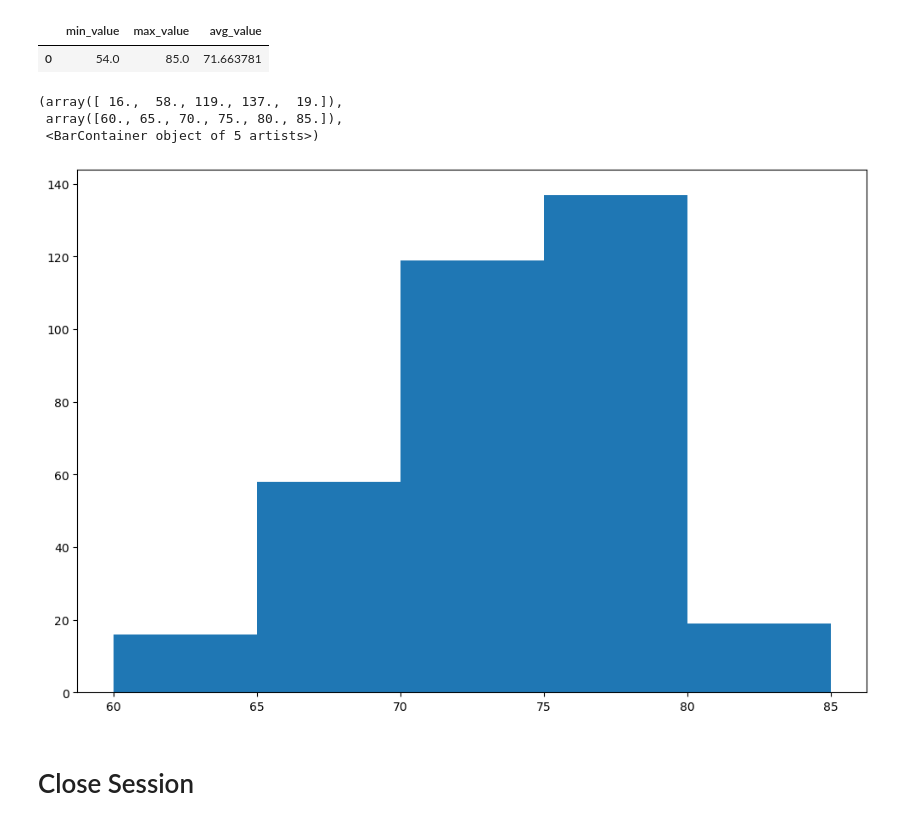
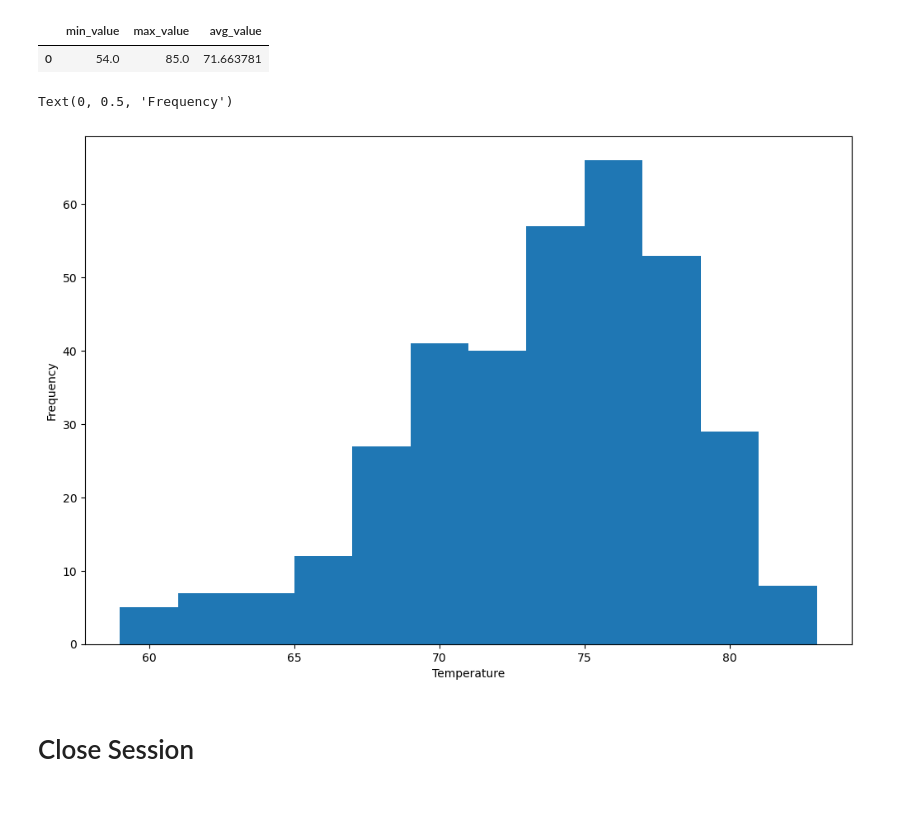
Before and after one commit to mooreforlesss/10_orm, a Jupyter notebook: climate_starter.ipynb, the cells around one changed output. Cells and saved outputs as stored; diff of their text form; code cells hidden in the pictures.

```diff
--- a/climate_starter.ipynb
+++ b/climate_starter.ipynb
@@ -167,16 +167,15 @@ df_avg
 # %%
 # Using the most active station id
 # Query the last 12 months of temperature observation data for this station and plot the results as a histogram
 result_plot = session.query(measurement.tobs).filter(measurement.date >= prev_year).filter(measurement.station == 'USC00519281')
 df4 = pd.DataFrame(result_plot)
-bins = [60, 65, 70, 75, 80, 85]
 plt.figure(figsize=(12,8))
-plt.hist(df4.tobs, bins=bins)
+plt.hist(df4.tobs, bins=12)
+plt.xlabel('Temperature')
+plt.ylabel('Frequency')
 # %% [output]
-(array([ 16.,  58., 119., 137.,  19.]),
- array([60., 65., 70., 75., 80., 85.]),
- <BarContainer object of 5 artists>)
+Text(0, 0.5, 'Frequency')
-[figure, old version]
+[figure, new version]
 # %% [markdown]
 # Close Session
 # %%
```
Also changed, not shown: parts of 1 cell of this notebook, 1 other file.
